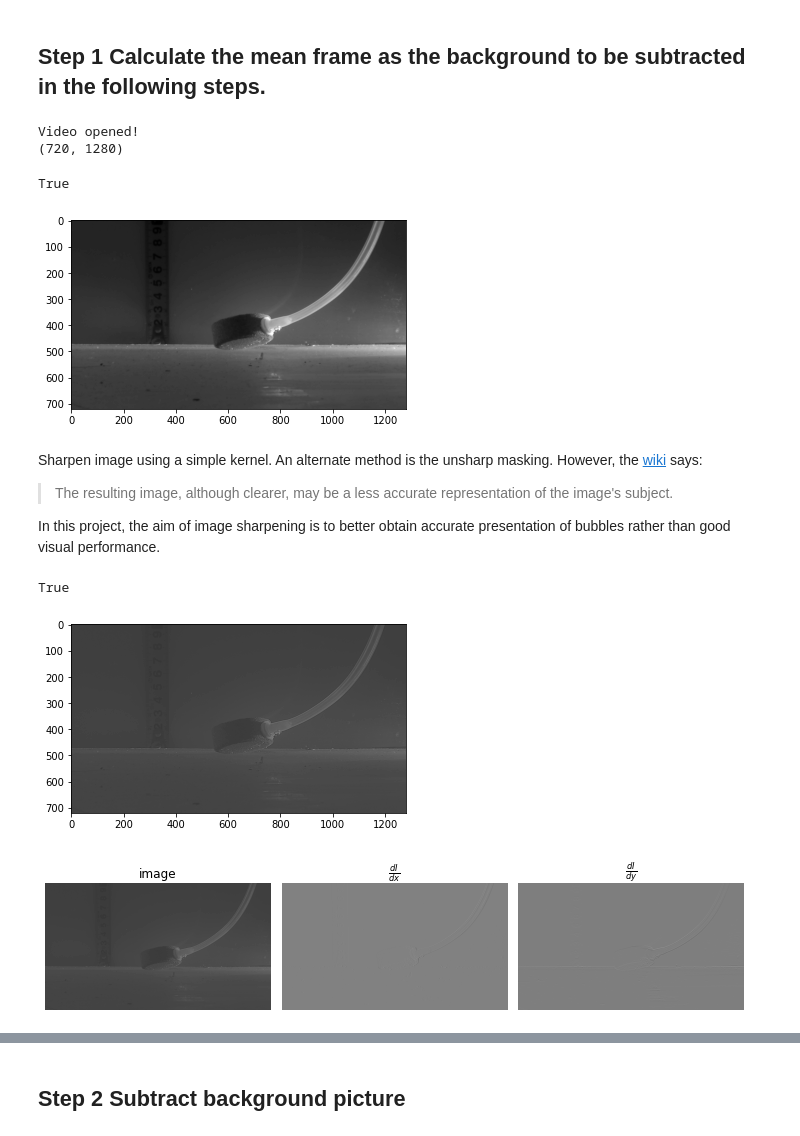
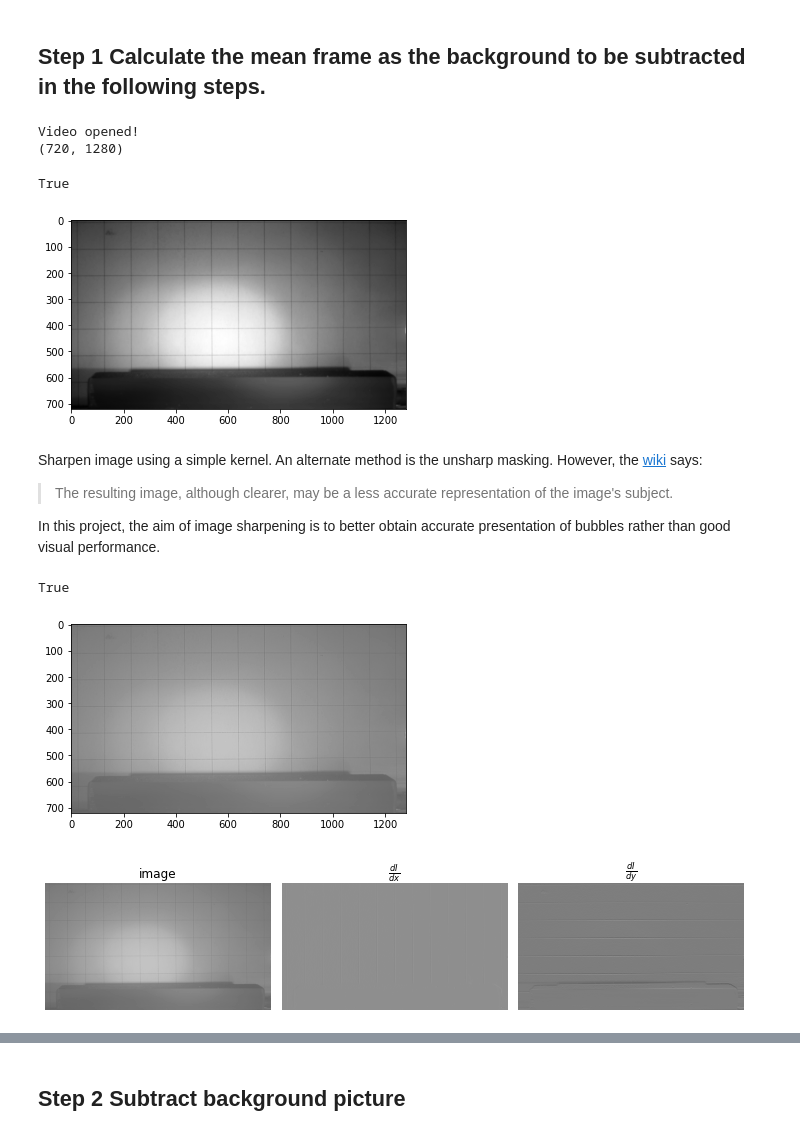
Before and after one commit to liushuduo/optical-bubble-identification, a Jupyter notebook: main.ipynb, the cells around one changed output, grey strips where cells are left out. Cells and saved outputs as stored; diff of their text form; code cells hidden in the pictures.

```diff
--- a/main.ipynb
+++ b/main.ipynb
@@ -9,38 +9,46 @@ from matplotlib import pyplot as plt
 ## **Step 1** Calculate the mean frame as the background to be subtracted in the following steps.
 # %%
 # Open video.
-vc = cv2.VideoCapture('data.mp4')
+vc = cv2.VideoCapture('background.mp4')
 if vc.isOpened():
     print("Video opened!")
 else:
     print("Video open error!")
 
+# Get video properties
 fps = vc.get(cv2.CAP_PROP_FPS)
 height = int(vc.get(cv2.CAP_PROP_FRAME_HEIGHT))
 width = int(vc.get(cv2.CAP_PROP_FRAME_WIDTH))
+length = int(vc.get(cv2.CAP_PROP_FRAME_COUNT))      # total number of frames
 
-bg_start_time = 60                                # background frames start time
+# Set background frame start time
+bg_start_time = 0
 bg_start_frame = bg_start_time * fps;
 vc.set(cv2.CAP_PROP_POS_FRAMES, bg_start_frame)
-num_bg_frame = int(fps * 2)                       # use 1 s for backgound images
 
-sum_frame = np.empty([height, width])      # sum all background frames
+# Read background images
+ret = True
+sum_frame = np.empty([height, width])       # sum all background frames
+sum_num = 1                                 # added frame number
+count = 0
 
-for iFrame in range(0, num_bg_frame):
+while ret:
     ret, frame = vc.read()
-    gray_frame = cv2.cvtColor(frame, cv2.COLOR_RGB2GRAY)
-    sum_frame = gray_frame + sum_frame
+    if count % (int(fps/40)) == 0:
+        gray_frame = cv2.cvtColor(frame, cv2.COLOR_RGB2GRAY)
+        sum_frame = sum_frame + gray_frame
+        sum_num += 1
+    count += 1
 
-mean_frame = sum_frame / num_bg_frame
-
+mean_frame = sum_frame / sum_num
 print(mean_frame.shape)
 plt.imshow(mean_frame, cmap='gray')
 cv2.imwrite('mean-background.png', mean_frame)
 # %% [output]
 Video opened!
 (720, 1280)
 True
-[figure, old version]
+[figure, new version]
 # %% [markdown]
 Sharpen image using a simple kernel. An alternate method is the unsharp masking. However, the [wiki](https://en.wikipedia.org/wiki/Unsharp_masking#Digital_unsharp_masking) says:
 > The resulting image, although clearer, may be a less accurate representation of the image's subject.
@@ -54,7 +62,7 @@ plt.imshow(sharpened_background, cmap='gray')
 cv2.imwrite('sharpened-background.png', sharpened_background)
 # %% [output]
 True
-[figure, old version]
+[figure, new version]
 # %%
 # Edge detection using Sobel operator
 dx = cv2.Sobel(sharpened_background, cv2.CV_64F, 1, 0)
@@ -78,7 +86,7 @@ plt.tight_layout()
 plt.savefig('sobel-filter-result.png', dpi=600)
 plt.show()
 # %% [output]
-[figure, old version]
+[figure, new version]
 # %%
 abs_dx = cv2.convertScaleAbs(dx)
 abs_dy = cv2.convertScaleAbs(dy)
```
Also changed, not shown: parts of 7 cells of this notebook, 9 other files.
